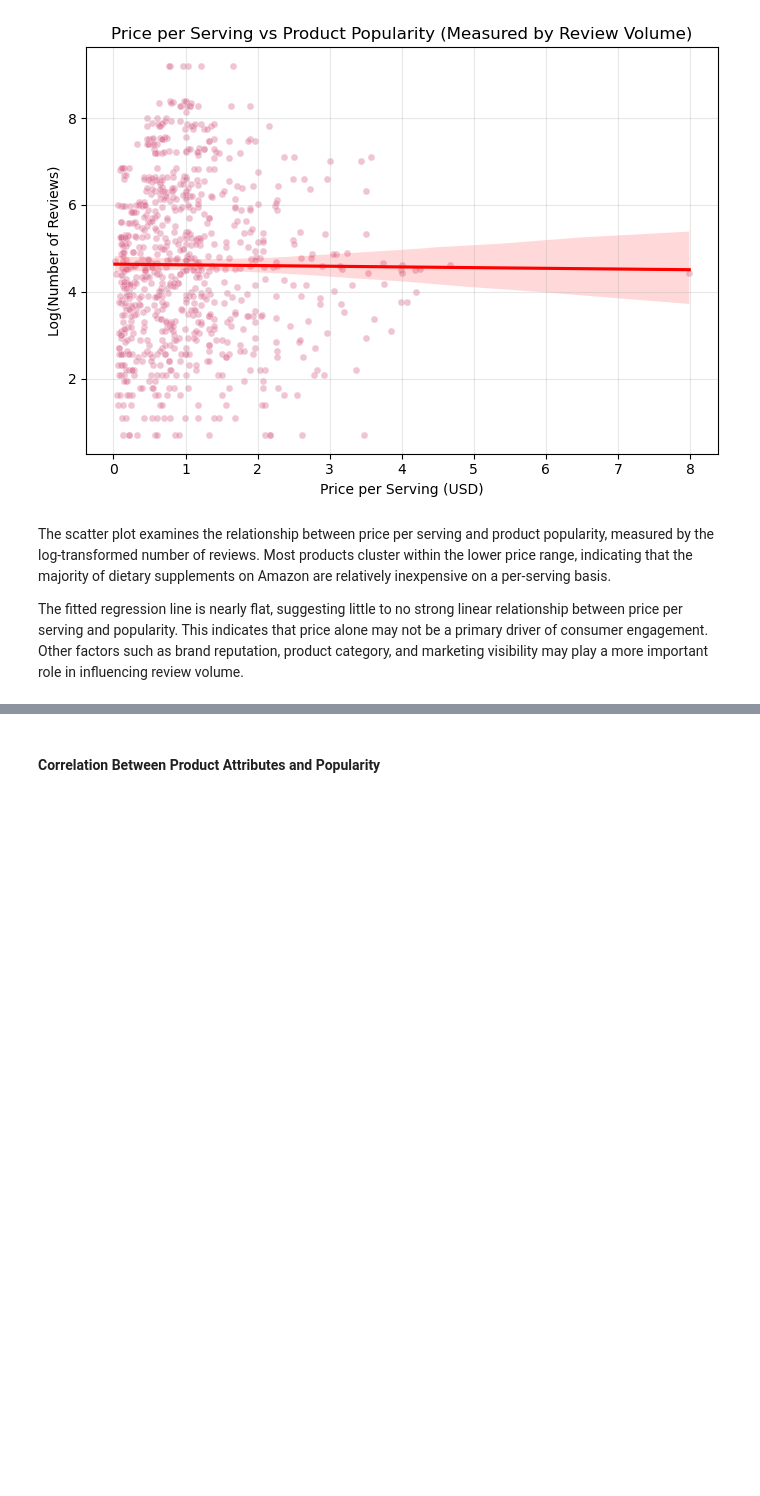
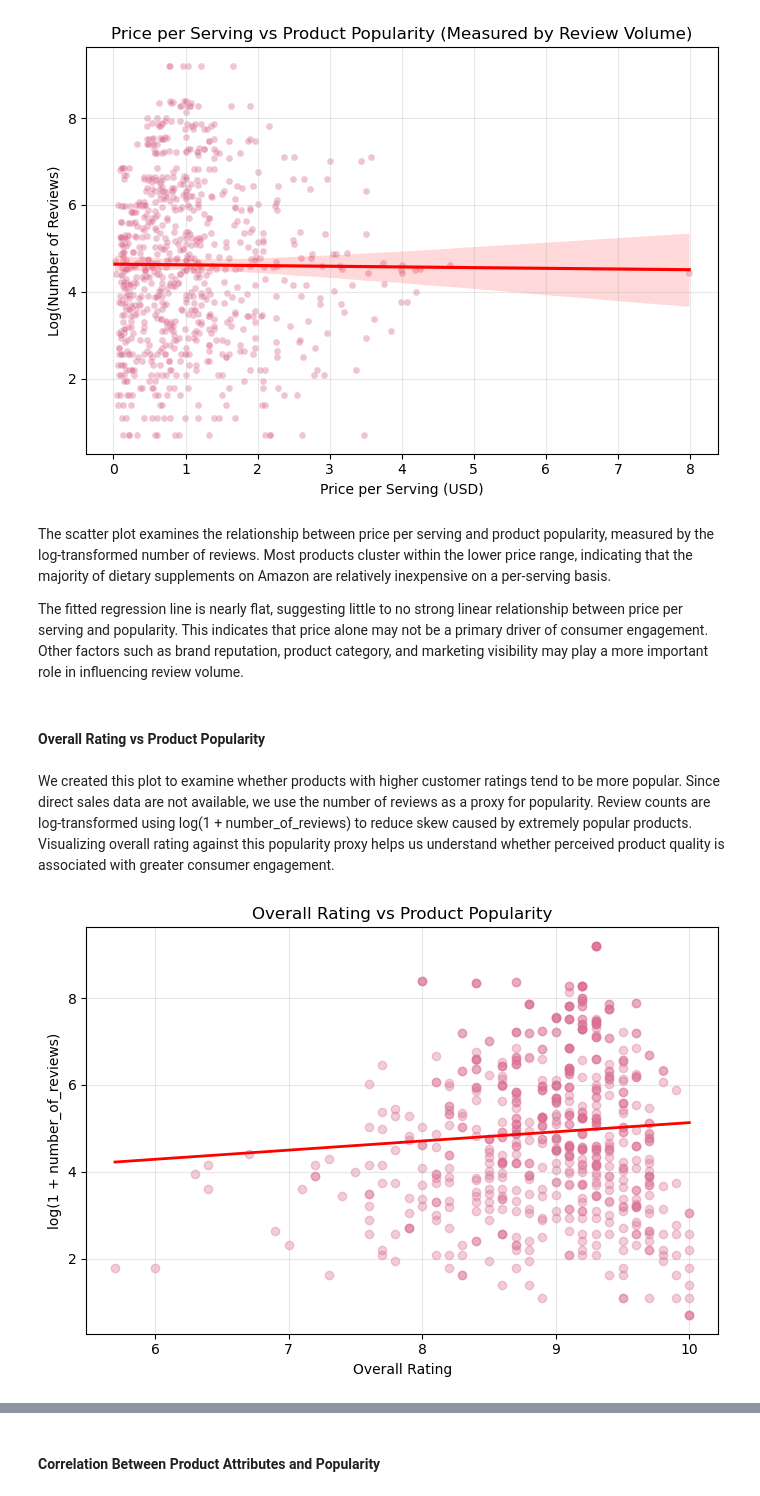
Before and after one commit to COGS108/Group129_WI26, a Jupyter notebook: 03-FinalProject.ipynb, the cells around one changed output, grey strips where cells are left out. Cells and saved outputs as stored; diff of their text form; code cells hidden in the pictures; blank space fills up the shorter version.

```diff
--- a/03-FinalProject.ipynb
+++ b/03-FinalProject.ipynb
@@ -438,3 +469,31 @@ plt.show()
 The scatter plot examines the relationship between price per serving and product popularity, measured by the log-transformed number of reviews. Most products cluster within the lower price range, indicating that the majority of dietary supplements on Amazon are relatively inexpensive on a per-serving basis.
 
 The fitted regression line is nearly flat, suggesting little to no strong linear relationship between price per serving and popularity. This indicates that price alone may not be a primary driver of consumer engagement. Other factors such as brand reputation, product category, and marketing visibility may play a more important role in influencing review volume.
+# %% [markdown]
+#### Overall Rating vs Product Popularity
+# %% [markdown]
+We created this plot to examine whether products with higher customer ratings tend to be more popular. Since direct sales data are not available, we use the number of reviews as a proxy for popularity. Review counts are log-transformed using log(1 + number_of_reviews) to reduce skew caused by extremely popular products. Visualizing overall rating against this popularity proxy helps us understand whether perceived product quality is associated with greater consumer engagement.
+# %%
+x = eda["overall_rating"].to_numpy()
+y = eda["log_reviews"].to_numpy()
+
+plt.figure(figsize=(7,5))
+
+plt.scatter(x, y, color="palevioletred", alpha=0.35)
+
+plt.xlabel("Overall Rating")
+plt.ylabel("log(1 + number_of_reviews)")
+plt.title("Overall Rating vs Product Popularity")
+
+plt.grid(alpha=0.3)
+
+mask = np.isfinite(x) & np.isfinite(y)
+if mask.sum() > 2:
+    m, b = np.polyfit(x[mask], y[mask], 1)
+    xs = np.linspace(x[mask].min(), x[mask].max(), 200)
+    plt.plot(xs, m*xs + b, color="red", linewidth=2)
+
+plt.tight_layout()
+plt.show()
+# %% [output]
+[figure, added]
```
Also changed, not shown: parts of 29 cells of this notebook.
